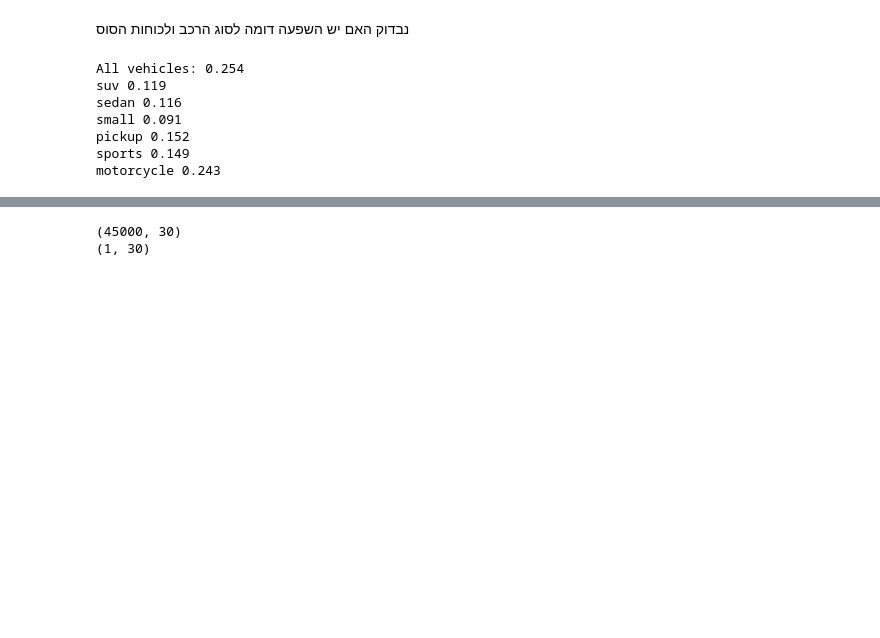
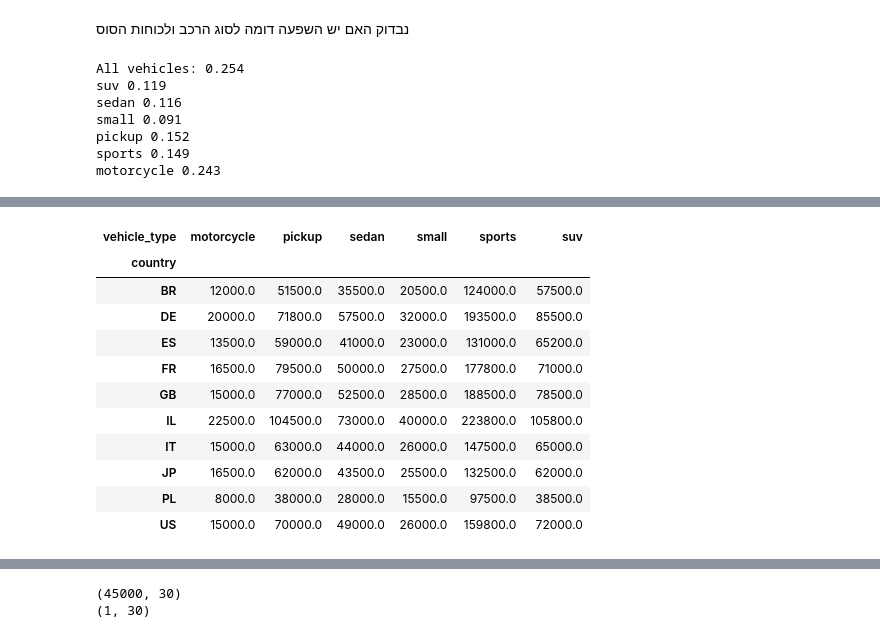
Before and after one commit to liadrimer/car-insurance-claim-prediction, a Jupyter notebook: daniel_prepare.ipynb, the cells around one changed output, grey strips where cells are left out. Saved outputs shown, nothing was run; the diff lists cells and outputs as text; code cells hidden in the pictures; blank space fills up the shorter version.

```diff
--- a/daniel_prepare.ipynb
+++ b/daniel_prepare.ipynb
@@ -215,0 +315,16 @@ motorcycle 0.243
+# %%
+# בדיקה שהשווי רשום באותן יחידות בכל המדינות, השווי החציוני לפי מדינה וסוג רכב
+value_fixed.groupby([df["country"], df["vehicle_type"]]).median().unstack().round(-2)
+# %% [output]
+| vehicle_type | motorcycle | pickup | sedan | small | sports | suv |
+| country |  |  |  |  |  |  |
+| BR | 12000.0 | 51500.0 | 35500.0 | 20500.0 | 124000.0 | 57500.0 |
+| DE | 20000.0 | 71800.0 | 57500.0 | 32000.0 | 193500.0 | 85500.0 |
+| ES | 13500.0 | 59000.0 | 41000.0 | 23000.0 | 131000.0 | 65200.0 |
+| FR | 16500.0 | 79500.0 | 50000.0 | 27500.0 | 177800.0 | 71000.0 |
+| GB | 15000.0 | 77000.0 | 52500.0 | 28500.0 | 188500.0 | 78500.0 |
+| IL | 22500.0 | 104500.0 | 73000.0 | 40000.0 | 223800.0 | 105800.0 |
+| IT | 15000.0 | 63000.0 | 44000.0 | 26000.0 | 147500.0 | 65000.0 |
+| JP | 16500.0 | 62000.0 | 43500.0 | 25500.0 | 132500.0 | 62000.0 |
+| PL | 8000.0 | 38000.0 | 28000.0 | 15500.0 | 97500.0 | 38500.0 |
+| US | 15000.0 | 70000.0 | 49000.0 | 26000.0 | 159800.0 | 72000.0 |
```
Also changed, not shown: parts of 51 cells of this notebook.
